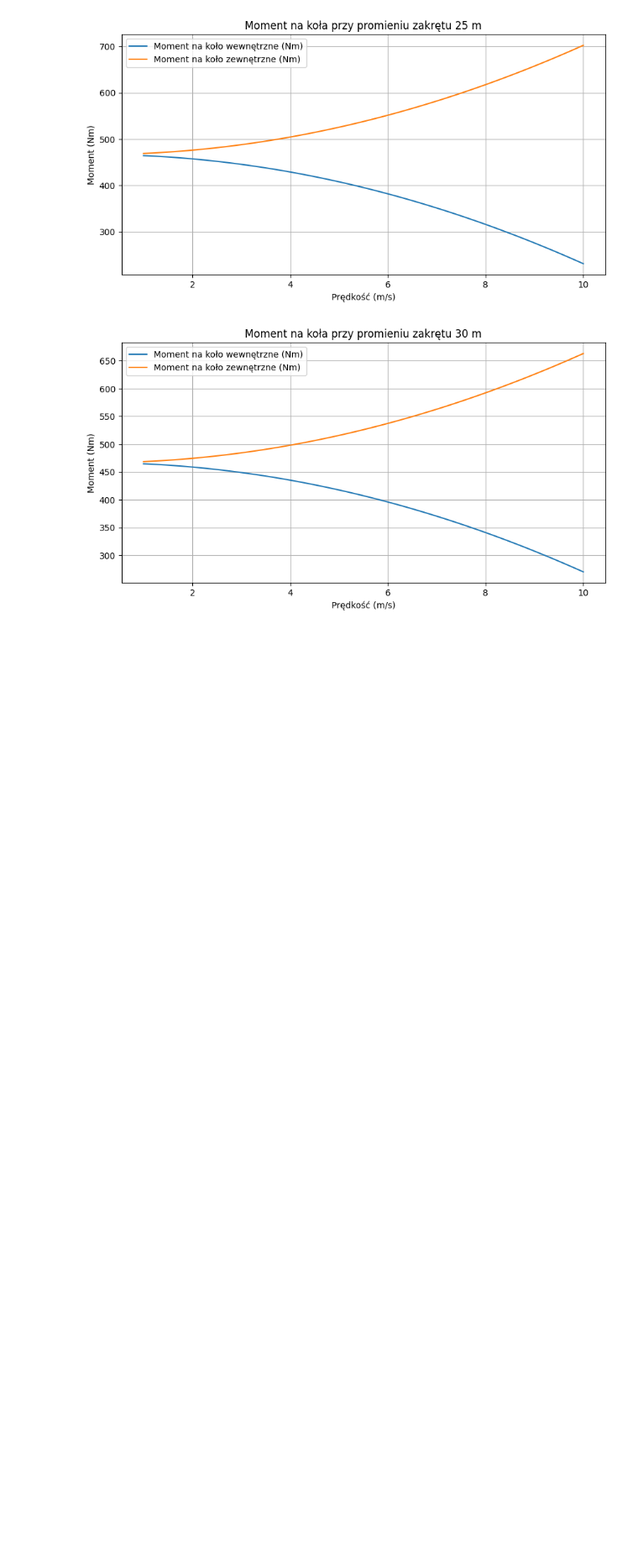
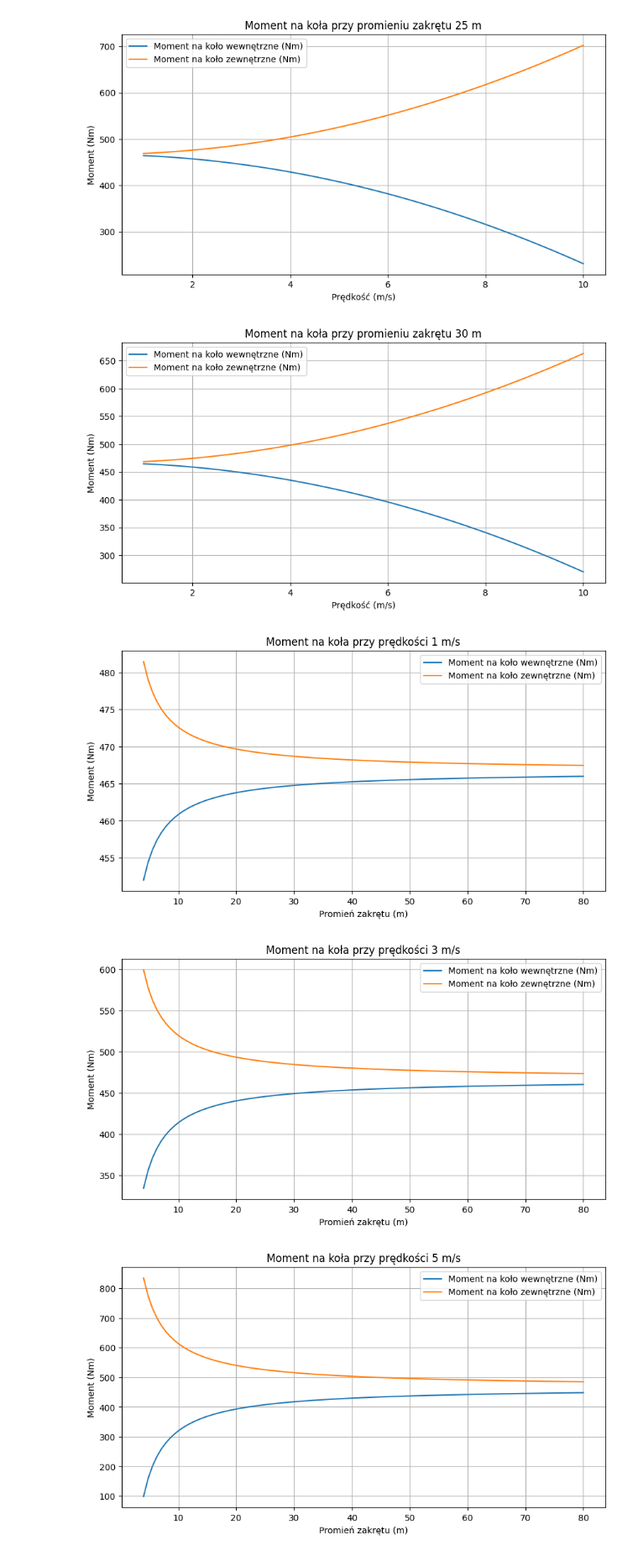
Before and after one commit to Eko-Energia/torque-vectoring, a Jupyter notebook: old/analiz.ipynb, the cells around one changed output. Shown at 84% size. Saved outputs shown, nothing was run; the diff lists cells and outputs as text; code cells hidden in the pictures; blank space fills up the shorter version.

```diff
--- a/old/analiz.ipynb
+++ b/old/analiz.ipynb
@@ -78,3 +78,25 @@ for r in turn_radius:
 [figure]
 [figure]
 [figure]
+# %%
+turn_radius = np.linspace(4, 80, 100)  # Promień zakrętu od 10 do 30 metrów
+velocity = [1,3,5,7,9]  # Prędkość od 1 do 10 m/s (100 punktów)
+# %%
+for v in velocity:
+    plot_data = []
+    for r in turn_radius:
+        m_left, m_right, slip = calculate_torque_vectoring(r, v)
+        plot_data.append((m_left, m_right, slip))
+    #rysowanie wykresu
+    plt.figure(figsize=(10, 5))
+    plt.plot(turn_radius, [data[0] for data in plot_data], label='Moment na koło wewnętrzne (Nm)')
+    plt.plot(turn_radius, [data[1] for data in plot_data], label='Moment na koło zewnętrzne (Nm)')
+    plt.title(f'Moment na koła przy prędkości {v} m/s')
+    plt.xlabel('Promień zakrętu (m)')
+    plt.ylabel('Moment (Nm)')
+    plt.legend()
+    plt.grid()
+# %% [output]
+[figure, added]
+[figure, added]
+[figure, added]
```
Also changed, not shown: parts of 1 cell of this notebook, 1 other file.
